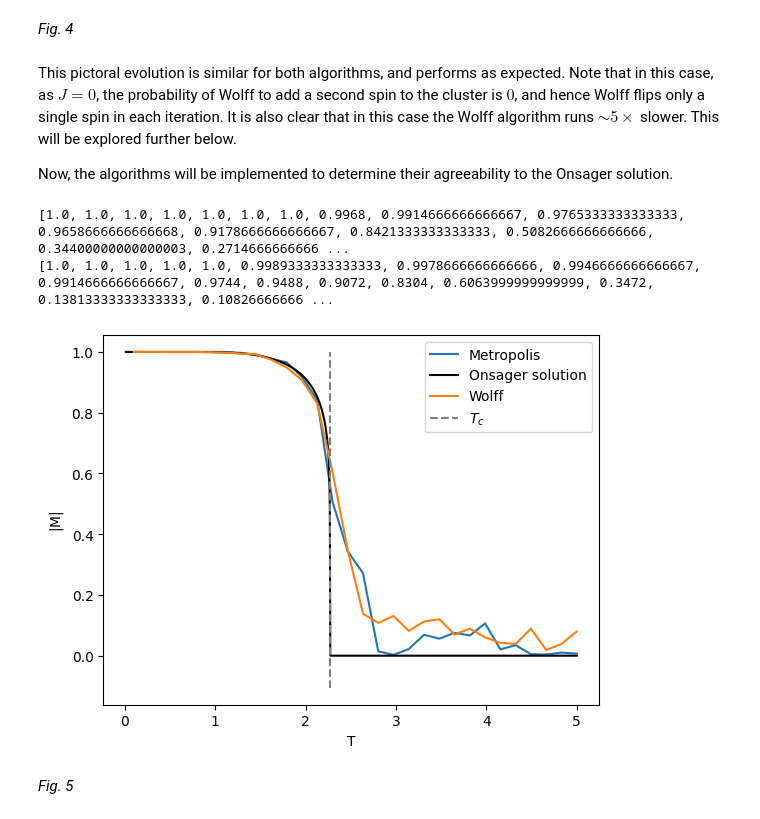
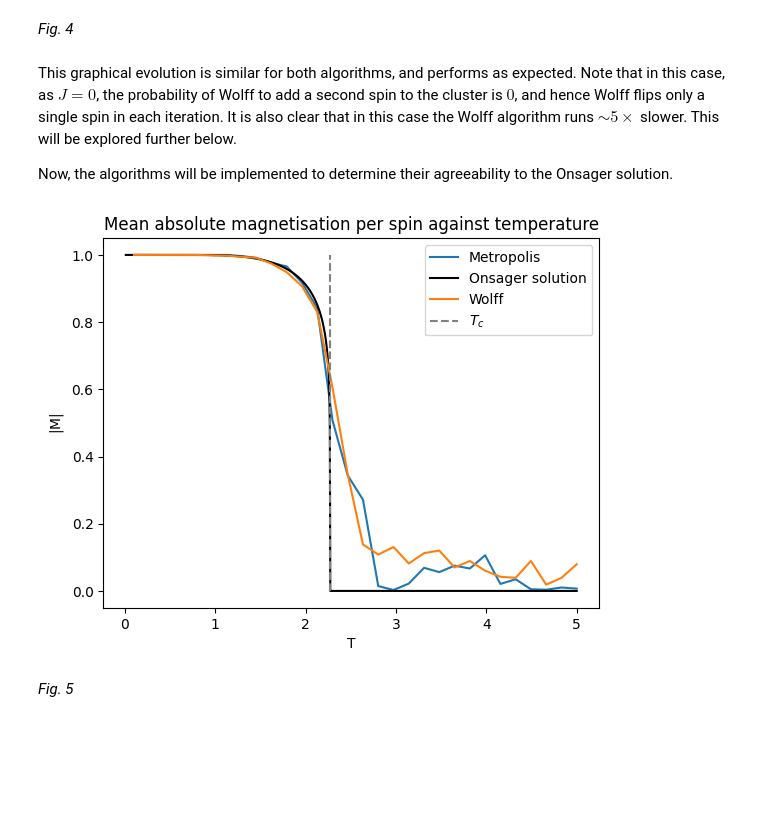
Before and after one commit to Part-II-Computational-Physics/cluster-algorithms-for-monte-carlo-jbd29, a Jupyter notebook: Report.ipynb, the cells around one changed output. Cells and saved outputs as stored; diff of their text form; code cells hidden in the pictures; blank space fills up the shorter version.

```diff
--- a/Report.ipynb
+++ b/Report.ipynb
@@ -46,24 +46,23 @@ import numpy as np
 rng = np.random.default_rng()
 import matplotlib.pylab as plt
 import time
-import statsmodels.api as sm
 
 # Plot Onsager solution, J = 1:
 J = 1
-Ts = np.linspace(0.01,5,1000)
+Ts_analytic = np.linspace(0.01,5,1000)
 T_c = 2*J/np.log(1 + np.sqrt(2)) # Critical temperature
 
 # Construct absolute magnetism:
 M_analytic = []
 
-for T in Ts:
+for T in Ts_analytic:
     if T < T_c:
         M_analytic.append(np.power(1 - np.power(np.sinh(2*J/T),-4),1/8))
     else:
         M_analytic.append(0)
 
 # Plot:
-plt.plot(Ts, M_analytic, color = 'black')
+plt.plot(Ts_analytic, M_analytic, color = 'black')
 plt.plot(np.full((5,1),T_c), np.linspace(0,1,5), linestyle = '--', color = 'gray', label = r'$T_c$')
 plt.xlabel('T')
 plt.ylabel(r'$\vert$M$\vert$')
@@ -367,26 +366,33 @@ Ran in 9.839225053787231 seconds
 # %% [markdown]
 *Fig. 4*
 # %% [markdown]
-This pictoral evolution is similar for both algorithms, and performs as expected. Note that in this case, as $J = 0$, the probability of Wolff to add a second spin to the cluster is $0$, and hence Wolff flips only a single spin in each iteration. It is also clear that in this case the Wolff algorithm runs $\sim 5 \times$ slower. This will be explored further below.
+This graphical evolution is similar for both algorithms, and performs as expected. Note that in this case, as $J = 0$, the probability of Wolff to add a second spin to the cluster is $0$, and hence Wolff flips only a single spin in each iteration. It is also clear that in this case the Wolff algorithm runs $\sim 5 \times$ slower. This will be explored further below.
 
 Now, the algorithms will be implemented to determine their agreeability to the Onsager solution.
 # %%
+#### SLOW ###
+
+# Initialise lattices:
 lattice_MH = make_lattice(25,1)
 lattice_Wolff = make_lattice(25,1)
+
+# Set temperatures to be evolved at:
 Ts_MH = np.linspace(0.1,5,30)
 Ts_Wolff = np.linspace(0.1,5,30)
+# Initialise needed averaging times and observable array:
 Ms_MH = []
 Ms_Wolff = []
 avg_times_MH = [100000, 150000, 200000]
 avg_times_Wolff = [1000,1500,2000]
 
+# Evolve and loop through Ts:
 for T in Ts_MH:
     MH_Ms = evolve_and_compute_M(lattice_MH,T**-1, 1, 0, 200001)[0]
     Ms_MH.append(np.mean([MH_Ms[i] for i in avg_times_MH]))
-
 for T in Ts_Wolff:
     Wolff_Ms = Wolff_evolve_and_compute_M(lattice_Wolff, T**-1,1,2001)[0]
     Ms_Wolff.append(np.mean([Wolff_Ms[i] for i in avg_times_Wolff]))
+
+# Save data to be re used:
+np.save('MH_M_against_T',Ms_MH)
+np.save('Wolff_M_against_T',Ms_Wolff)
-# %% [output]
-[1.0, 1.0, 1.0, 1.0, 1.0, 1.0, 1.0, 0.9968, 0.9914666666666667, 0.9765333333333333, 0.9658666666666668, 0.9178666666666667, 0.8421333333333333, 0.5082666666666666, 0.34400000000000003, 0.2714666666666 ...
-[1.0, 1.0, 1.0, 1.0, 1.0, 0.9989333333333333, 0.9978666666666666, 0.9946666666666667, 0.9914666666666667, 0.9744, 0.9488, 0.9072, 0.8304, 0.6063999999999999, 0.3472, 0.13813333333333333, 0.10826666666 ...
@@ -396,18 +399,19 @@ np.save('Wolff_M_against_T',Ms_Wolff)
 # %%
 Ts_MH = np.linspace(0.1,5,30)
 Ts_Wolff = np.linspace(0.1,5,30)
 Ms_MH = np.load('MH_M_against_T.npy')
 Ms_Wolff = np.load('Wolff_M_against_T.npy')
 plt.plot(Ts_MH, np.abs(Ms_MH), label = 'Metropolis')
-plt.plot(Ts, M_analytic, color = 'black', label  = 'Onsager solution')
+plt.plot(Ts_analytic, M_analytic, color = 'black', label  = 'Onsager solution')
 plt.plot(Ts_Wolff, Ms_Wolff, label = 'Wolff')
-plt.plot(np.full((5,1),T_c), np.linspace(np.min(Ms_MH),1,5), linestyle = '--', color = 'gray', label = r'$T_c$')
+plt.plot(np.full((5,1),T_c), np.linspace(0,1,5), linestyle = '--', color = 'gray', label = r'$T_c$')
 plt.xlabel('T')
 plt.ylabel(r'$\vert$M$\vert$')
+plt.title(r'Mean absolute magnetisation per spin against temperature')
 plt.legend()
 plt.show()
 # %% [output]
-[figure, old version]
+[figure, new version]
 # %% [markdown]
 *Fig. 5*
 # %% [markdown]
```
Also changed, not shown: parts of 15 cells of this notebook.
